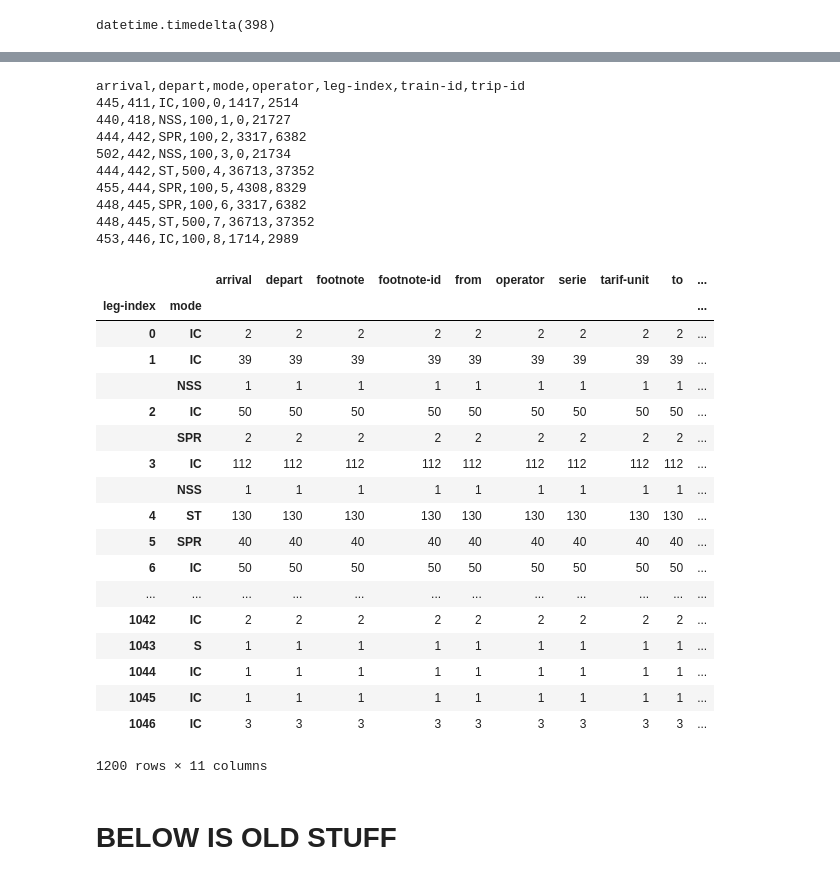
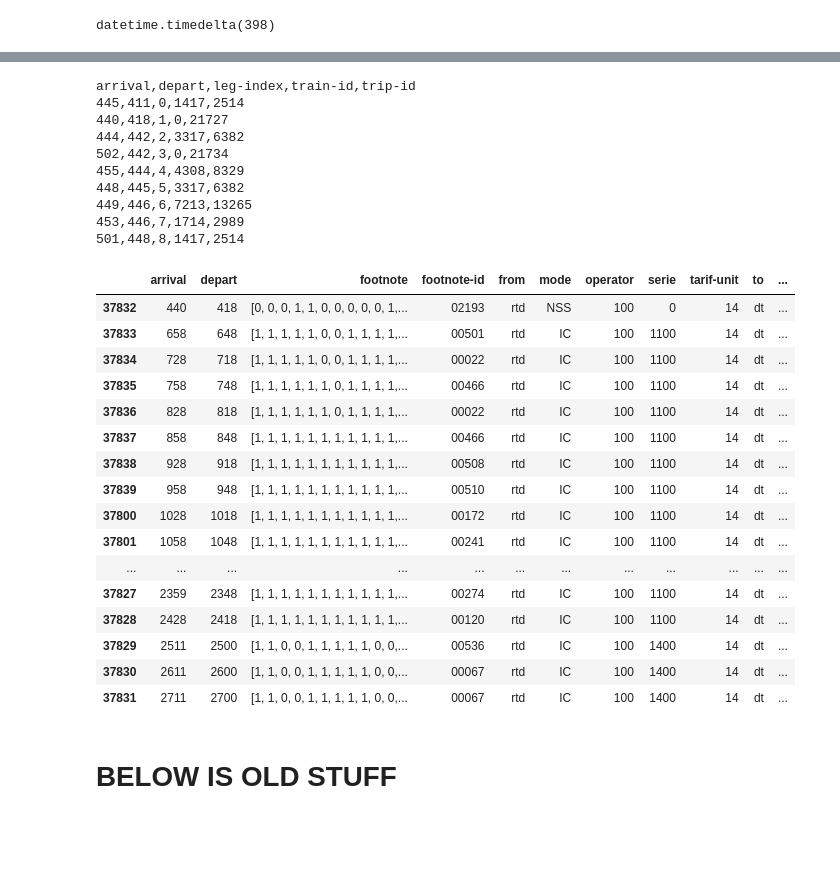
Before and after one commit to janwillemtulp/train-timetable, a Jupyter notebook: prep/Untitled.ipynb, the cells around one changed output, grey strips where cells are left out. Saved outputs shown, nothing was run; the diff lists cells and outputs as text; code cells hidden in the pictures; blank space fills up the shorter version.

```diff
--- a/prep/Untitled.ipynb
+++ b/prep/Untitled.ipynb
@@ -53,7 +112,12 @@ with open('../incoming/ns-latest/stations.dat', 'r') as f:
             'country': line.split(',')[4].strip(),
             'x': int(line.split(',')[7].strip()),
             'y': int(line.split(',')[8].strip()),
-            'full-name': line.split(',')[9].strip()
+            'full-name': line.split(',')[9].strip(),
+            'lon': fromRdToWgs([int(line.split(',')[7].strip()), int(line.split(',')[8].strip())])[0],
+            'lat': fromRdToWgs([int(line.split(',')[7].strip()), int(line.split(',')[8].strip())])[1]
         })
 
-stations[:1], len(stations)
+# stations[:1], len(stations)
+st = pd.DataFrame(stations)
+st = st[st.country == 'NL']
+st[['full-name', 'short-name', 'lon', 'lat']].to_csv('../data/stations.csv', index=False)
@@ -339,47 +392,46 @@ df.to_csv('../data/raw.csv', index=False)
 df = pd.DataFrame(most_active_day_legs).sort_values('depart')
 
 df['trip-id'] = df['trip-id'].apply(lambda x: int(x[1:]))
+df['leg-index'] = df.apply(lambda x: tmp.loc[x['from'], x['to']]['ix'], axis=1)
+df['duration'] = df['arrival'] - df['depart']
+df['tarif-dur-ratio'] = df['tarif-unit'] / df['duration']
 
-df['leg-index'] = df.apply(lambda x: tmp.loc[x['from'], x['to']]['ix'], axis=1)
-
-df[['arrival', 'depart', 'mode', 'operator', 'leg-index', 'train-id', 'trip-id']] \
+df[['arrival', 'depart', 'leg-index', 'train-id', 'trip-id']] \
     .sort_values(['depart'], ascending=[True]) \
     .to_csv('../data/data.csv', index=False)
 
 !head ../data/data.csv
 # %% [output]
-arrival,depart,mode,operator,leg-index,train-id,trip-id
-445,411,IC,100,0,1417,2514
-440,418,NSS,100,1,0,21727
-444,442,SPR,100,2,3317,6382
-502,442,NSS,100,3,0,21734
-444,442,ST,500,4,36713,37352
-455,444,SPR,100,5,4308,8329
-448,445,SPR,100,6,3317,6382
-448,445,ST,500,7,36713,37352
-453,446,IC,100,8,1714,2989
+arrival,depart,leg-index,train-id,trip-id
+445,411,0,1417,2514
+440,418,1,0,21727
+444,442,2,3317,6382
+502,442,3,0,21734
+455,444,4,4308,8329
+448,445,5,3317,6382
+449,446,6,7213,13265
+453,446,7,1714,2989
+501,448,8,1417,2514
 # %%
-df.groupby(['leg-index', 'mode']).count()
+df[df['leg-index'] == 1]
 # %% [output]
-|  |  | arrival | depart | footnote | footnote-id | from | operator | serie | tarif-unit | to | ... |
-| leg-index | mode |  |  |  |  |  |  |  |  |  | ... |
-| 0 | IC | 2 | 2 | 2 | 2 | 2 | 2 | 2 | 2 | 2 | ... |
-| 1 | IC | 39 | 39 | 39 | 39 | 39 | 39 | 39 | 39 | 39 | ... |
-|  | NSS | 1 | 1 | 1 | 1 | 1 | 1 | 1 | 1 | 1 | ... |
-| 2 | IC | 50 | 50 | 50 | 50 | 50 | 50 | 50 | 50 | 50 | ... |
-|  | SPR | 2 | 2 | 2 | 2 | 2 | 2 | 2 | 2 | 2 | ... |
-| 3 | IC | 112 | 112 | 112 | 112 | 112 | 112 | 112 | 112 | 112 | ... |
-|  | NSS | 1 | 1 | 1 | 1 | 1 | 1 | 1 | 1 | 1 | ... |
-| 4 | ST | 130 | 130 | 130 | 130 | 130 | 130 | 130 | 130 | 130 | ... |
-| 5 | SPR | 40 | 40 | 40 | 40 | 40 | 40 | 40 | 40 | 40 | ... |
-| 6 | IC | 50 | 50 | 50 | 50 | 50 | 50 | 50 | 50 | 50 | ... |
+|  | arrival | depart | footnote | footnote-id | from | mode | operator | serie | tarif-unit | to | ... |
+| 37832 | 440 | 418 | [0, 0, 0, 1, 1, 0, 0, 0, 0, 0, 1,... | 02193 | rtd | NSS | 100 | 0 | 14 | dt | ... |
+| 37833 | 658 | 648 | [1, 1, 1, 1, 1, 0, 0, 1, 1, 1, 1,... | 00501 | rtd | IC | 100 | 1100 | 14 | dt | ... |
+| 37834 | 728 | 718 | [1, 1, 1, 1, 1, 0, 0, 1, 1, 1, 1,... | 00022 | rtd | IC | 100 | 1100 | 14 | dt | ... |
+| 37835 | 758 | 748 | [1, 1, 1, 1, 1, 1, 0, 1, 1, 1, 1,... | 00466 | rtd | IC | 100 | 1100 | 14 | dt | ... |
+| 37836 | 828 | 818 | [1, 1, 1, 1, 1, 1, 0, 1, 1, 1, 1,... | 00022 | rtd | IC | 100 | 1100 | 14 | dt | ... |
+| 37837 | 858 | 848 | [1, 1, 1, 1, 1, 1, 1, 1, 1, 1, 1,... | 00466 | rtd | IC | 100 | 1100 | 14 | dt | ... |
+| 37838 | 928 | 918 | [1, 1, 1, 1, 1, 1, 1, 1, 1, 1, 1,... | 00508 | rtd | IC | 100 | 1100 | 14 | dt | ... |
+| 37839 | 958 | 948 | [1, 1, 1, 1, 1, 1, 1, 1, 1, 1, 1,... | 00510 | rtd | IC | 100 | 1100 | 14 | dt | ... |
+| 37800 | 1028 | 1018 | [1, 1, 1, 1, 1, 1, 1, 1, 1, 1, 1,... | 00172 | rtd | IC | 100 | 1100 | 14 | dt | ... |
+| 37801 | 1058 | 1048 | [1, 1, 1, 1, 1, 1, 1, 1, 1, 1, 1,... | 00241 | rtd | IC | 100 | 1100 | 14 | dt | ... |
 | ... | ... | ... | ... | ... | ... | ... | ... | ... | ... | ... | ... |
-| 1042 | IC | 2 | 2 | 2 | 2 | 2 | 2 | 2 | 2 | 2 | ... |
-| 1043 | S | 1 | 1 | 1 | 1 | 1 | 1 | 1 | 1 | 1 | ... |
-| 1044 | IC | 1 | 1 | 1 | 1 | 1 | 1 | 1 | 1 | 1 | ... |
-| 1045 | IC | 1 | 1 | 1 | 1 | 1 | 1 | 1 | 1 | 1 | ... |
-| 1046 | IC | 3 | 3 | 3 | 3 | 3 | 3 | 3 | 3 | 3 | ... |
+| 37827 | 2359 | 2348 | [1, 1, 1, 1, 1, 1, 1, 1, 1, 1, 1,... | 00274 | rtd | IC | 100 | 1100 | 14 | dt | ... |
+| 37828 | 2428 | 2418 | [1, 1, 1, 1, 1, 1, 1, 1, 1, 1, 1,... | 00120 | rtd | IC | 100 | 1100 | 14 | dt | ... |
+| 37829 | 2511 | 2500 | [1, 1, 0, 0, 1, 1, 1, 1, 1, 0, 0,... | 00536 | rtd | IC | 100 | 1400 | 14 | dt | ... |
+| 37830 | 2611 | 2600 | [1, 1, 0, 0, 1, 1, 1, 1, 1, 0, 0,... | 00067 | rtd | IC | 100 | 1400 | 14 | dt | ... |
+| 37831 | 2711 | 2700 | [1, 1, 0, 0, 1, 1, 1, 1, 1, 0, 0,... | 00067 | rtd | IC | 100 | 1400 | 14 | dt | ... |
-1200 rows × 11 columns
 # %% [markdown]
 # BELOW IS OLD STUFF
 # %%
```
Also changed, not shown: parts of 6 cells of this notebook, 11 other files.
